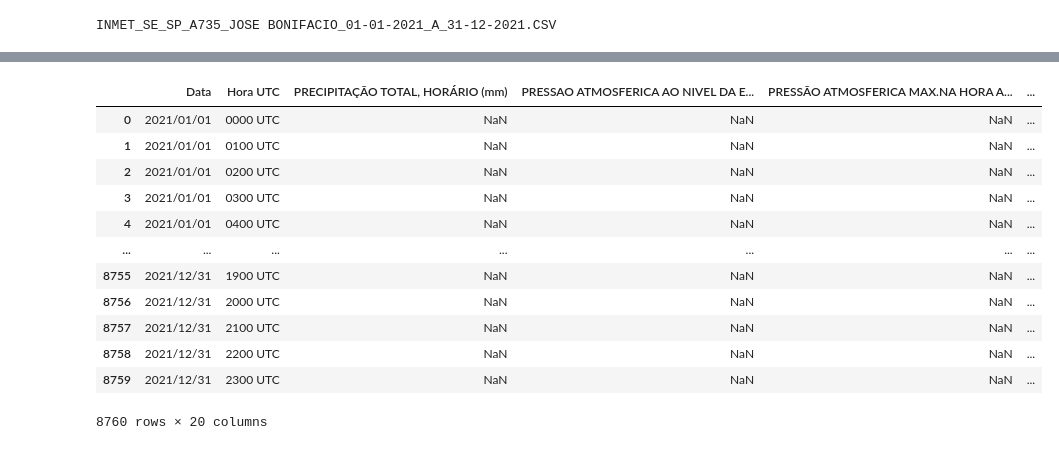
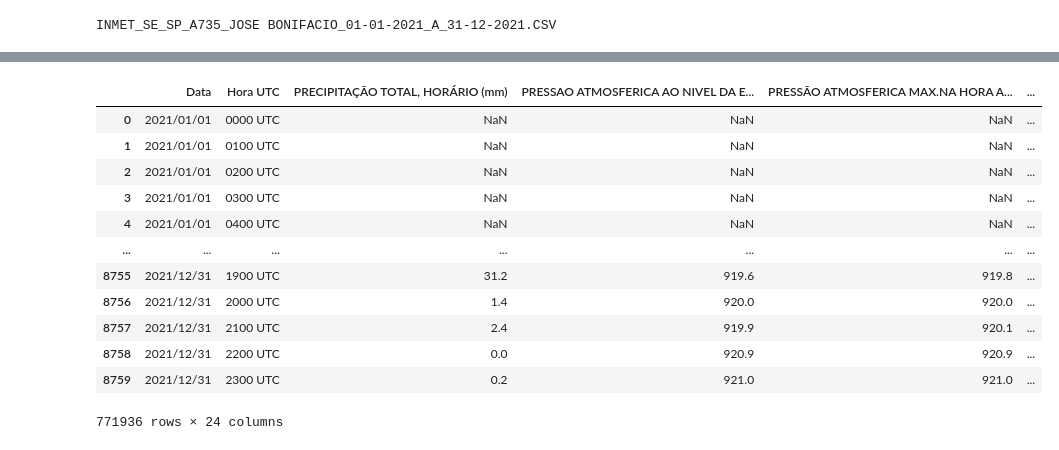
Before and after one commit to thamirisbrandao/rain-prediction-machine, a Jupyter notebook: notebooks/rain-prediction-dataset-load.ipynb, the cells around one changed output, grey strips where cells are left out. Cells and saved outputs as stored; diff of their text form; code cells hidden in the pictures.

```diff
--- a/notebooks/rain-prediction-dataset-load.ipynb
+++ b/notebooks/rain-prediction-dataset-load.ipynb
@@ -8,6 +9,23 @@ files = [f for f in listdir(path) if isfile(join(path, f))]
 print(files[0])
 # %% [output]
 INMET_SE_SP_A735_JOSE BONIFACIO_01-01-2021_A_31-12-2021.CSV
-# %%
-df = pd.read_csv(f'../raw_data/SP/{files[0]}', sep=';', skiprows=8, encoding="ISO-8859-1")
-df['Estaçao']=files[0].split('_')[4]
+# %%
+#fazer list com os dataframes
+
+df_list = []
+for file in range(0,88):
+    df = pd.read_csv(f'../raw_data/SP/{files[file]}', sep=';', skiprows=8, encoding="ISO-8859-1", decimal=',')
+    lat_log_alt = pd.read_csv(f'../raw_data/SP/{files[file]}', sep=';', skiprows=4,
+                          nrows=3, encoding="ISO-8859-1", decimal=',', names=['lat_lon_alt','valor'])
+    df['Estaçao']=files[file].split('_')[4]
+    df['Latitude']=lat_log_alt['valor'][0]
+    df['Longitude']=lat_log_alt['valor'][1]
+    df['Altitude']=lat_log_alt['valor'][2]
+    df_list.append(df)
+df_list
+
+#fundir os dataframes no dataframe vazio
+
+full_df = pd.concat(df_list)
+full_df
+df2 = full_df.copy()
@@ -14,16 +65,35 @@ df['Estaçao']=files[0].split('_')[4]
+# %%
+def classe_chuva(precipitacao):
+
+        mm=precipitacao
+
+        if mm == 0:
+            chuva = 'nao chove'
+        elif mm >0 and mm <=2.5:
+            chuva = 'fraca'
+        elif mm >2.5 and mm<=7.5:
+            chuva = 'moderada'
+        elif mm >7.5 and mm<=50:
+            chuva = 'forte'
+        else:
+            chuva = 'muito forte'
+        return chuva
+# %%
+df2['classe_chuva']=df['PRECIPITAÇÃO TOTAL, HORÁRIO (mm)'].apply(lambda x: classe_chuva(x))
 # %%
-df.drop(columns=['Unnamed: 19'])
+df2.drop(columns=['Unnamed: 19'],inplace=True)
+df2
 # %% [output]
 |  | Data | Hora UTC | PRECIPITAÇÃO TOTAL, HORÁRIO (mm) | PRESSAO ATMOSFERICA AO NIVEL DA E... | PRESSÃO ATMOSFERICA MAX.NA HORA A... | ... |
 | 0 | 2021/01/01 | 0000 UTC | NaN | NaN | NaN | ... |
 | 1 | 2021/01/01 | 0100 UTC | NaN | NaN | NaN | ... |
 | 2 | 2021/01/01 | 0200 UTC | NaN | NaN | NaN | ... |
 | 3 | 2021/01/01 | 0300 UTC | NaN | NaN | NaN | ... |
 | 4 | 2021/01/01 | 0400 UTC | NaN | NaN | NaN | ... |
 | ... | ... | ... | ... | ... | ... | ... |
-| 8755 | 2021/12/31 | 1900 UTC | NaN | NaN | NaN | ... |
-| 8756 | 2021/12/31 | 2000 UTC | NaN | NaN | NaN | ... |
-| 8757 | 2021/12/31 | 2100 UTC | NaN | NaN | NaN | ... |
-| 8758 | 2021/12/31 | 2200 UTC | NaN | NaN | NaN | ... |
-| 8759 | 2021/12/31 | 2300 UTC | NaN | NaN | NaN | ... |
+| 8755 | 2021/12/31 | 1900 UTC | 31.2 | 919.6 | 919.8 | ... |
+| 8756 | 2021/12/31 | 2000 UTC | 1.4 | 920.0 | 920.0 | ... |
+| 8757 | 2021/12/31 | 2100 UTC | 2.4 | 919.9 | 920.1 | ... |
+| 8758 | 2021/12/31 | 2200 UTC | 0.0 | 920.9 | 920.9 | ... |
+| 8759 | 2021/12/31 | 2300 UTC | 0.2 | 921.0 | 921.0 | ... |
-8760 rows × 20 columns
+771936 rows × 24 columns
```
Also changed, not shown: parts of 12 cells of this notebook.
